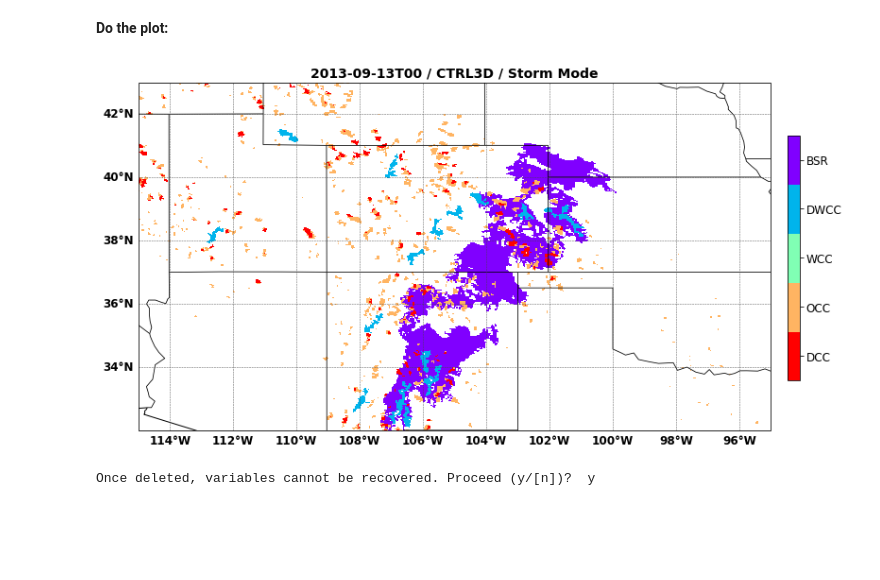
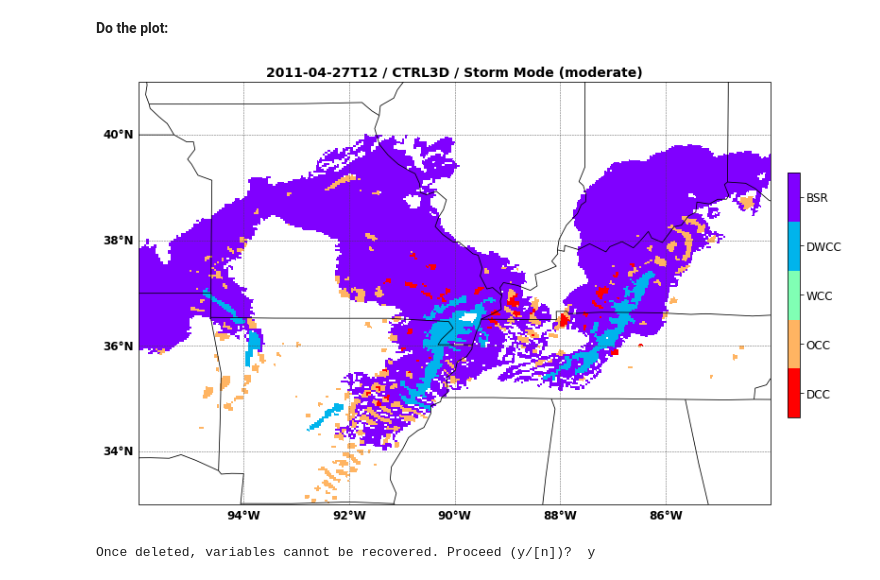
Before and after one commit to Lusicl/WRF_dBZ_Cloud_Classification, a Jupyter notebook: WRF_dBZ_Class_CONUS1/wrf_dbz_StormMode_RainArea_Plot_test.ipynb, the cells around one changed output. Saved outputs shown, nothing was run; the diff lists cells and outputs as text; code cells hidden in the pictures; blank space fills up the shorter version.

```diff
--- a/WRF_dBZ_Class_CONUS1/wrf_dbz_StormMode_RainArea_Plot_test.ipynb
+++ b/WRF_dBZ_Class_CONUS1/wrf_dbz_StormMode_RainArea_Plot_test.ipynb
@@ -46,7 +46,8 @@ def set_input_names(file_date):
 
     file_names = dict( dbz = file_path_1_dbz
                            + file_path_2
-                           + '/20130913' # '/20110427' # file_path_3
+                           # + '/20130913'
+                           + '/20110427' # file_path_3
                            + '/wrf3d_d01_' + wrf_sim_type[0:-2] + '_dbz_{}.nc'.format(file_date.strftime('%Y%m%d'))
                        , Z = file_path_1_conus
                            + file_path_2
@@ -63,8 +64,8 @@ wrf_sim_type = 'CTRL3D'
 # wrf_sim_type = 'PGW3D'
 
 ## Set date time:
-# case_date_time = dt.datetime(2011,4,27)
-case_date_time = dt.datetime(2013,9,13)
+case_date_time = dt.datetime(2011,4,27)
+# case_date_time = dt.datetime(2013,9,13)
 
 file_name_list = set_input_names(case_date_time)
 print(file_name_list)
@@ -73,7 +74,7 @@ print(file_name_list)
 # %%
 ## Set hour:
 ## 0:00, 1:03, 2:06, 3:09, 4:12, 5:15, 6:18, 7:21
-time_hour_idx = 0
+time_hour_idx = 4
 
 ## Get dBZ and CS mask data :
 ds_wrf_dbz = xr.open_dataset(file_name_list['dbz'])
@@ -275,9 +276,9 @@ def new_map(fig):
     ## CONUS:
     # ax.set_extent([-139, -55, 16, 60], crs=proj)
     ## 9/13 case:
-    ax.set_extent([-115, -95, 32, 43], crs=proj)
+    # ax.set_extent([-115, -95, 32, 43], crs=proj)
     ## 4/27 case:
-    # ax.set_extent([-96, -84, 33, 41], crs=proj)
+    ax.set_extent([-96, -84, 33, 41], crs=proj)
 
     ## Add coast lines:
     ax.coastlines('10m', 'black', linewidth=1)
@@ -353,34 +354,35 @@ cf1 = ax1.pcolormesh( plotting_lon, plotting_lat, plotting_var # + plotting_var_
 cf1.cmap.set_under('w')
 
 ## Title:
 cf1_title = plt.title( np.datetime_as_string(da_wrf_dbz.Time.data, unit='h')
                      + ' / ' + wrf_sim_type
                      + ' / Storm Mode'
+                     + ' ('  + thresholds_type + ')'
                      # + ' / ' + '$\sigma$-Level index: ' + str(interp_vertical_lev)
                      ,fontsize=14
                      ,fontweight='bold'
                      # ,loc='left'
                      )
 # plt.title('right', loc='right')
 
 ## Colorbar:
 cbar_ax = fig.add_axes([0.92, 0.3, 0.015, 0.4])
 cbar = fig.colorbar(cf1,
                     cax=cbar_ax,
                     fraction=0.04,
                     ticks=np.arange(1, 6, 1),
                     boundaries=np.arange(0.5, 6.5, 1))
 cbar.ax.tick_params(labelsize=12)
 cbar.set_ticklabels(['DCC', 'OCC', 'WCC', 'DWCC', 'BSR'])
 # cbar_title = plt.title('[dBZ]', fontsize=12, y=-0.1)
 
 ## Save figure:
 # fig_file_name = './' + np.datetime_as_string(da_wrf_dbz.Time.data, unit='h') + '_StormMode_.png'
 fig_file_name = './' + np.datetime_as_string(da_wrf_dbz.Time.data, unit='h') + '_StormMode_' + thresholds_type[0:3] + '.png'
 
 plt.savefig(fig_file_name, bbox_inches='tight', dpi=300)
 # %% [output]
-[figure, old version]
+[figure, new version]
 # %%
 %reset
 # %% [output]
```
Also changed, not shown: parts of 3 cells of this notebook, 10 other files.
